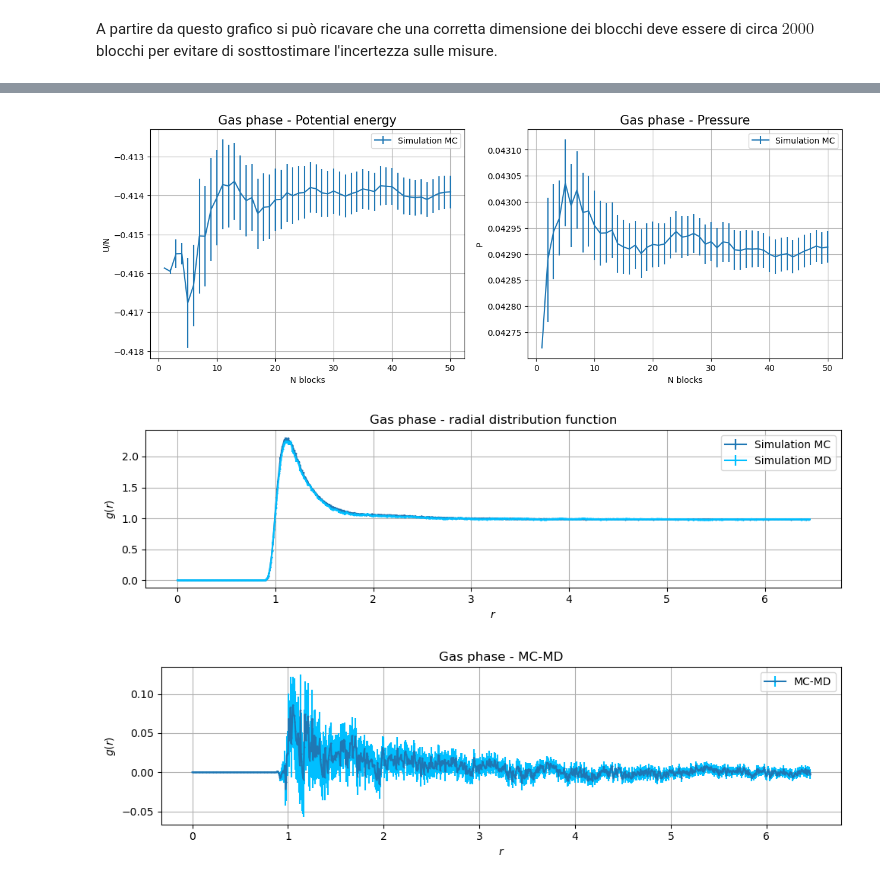
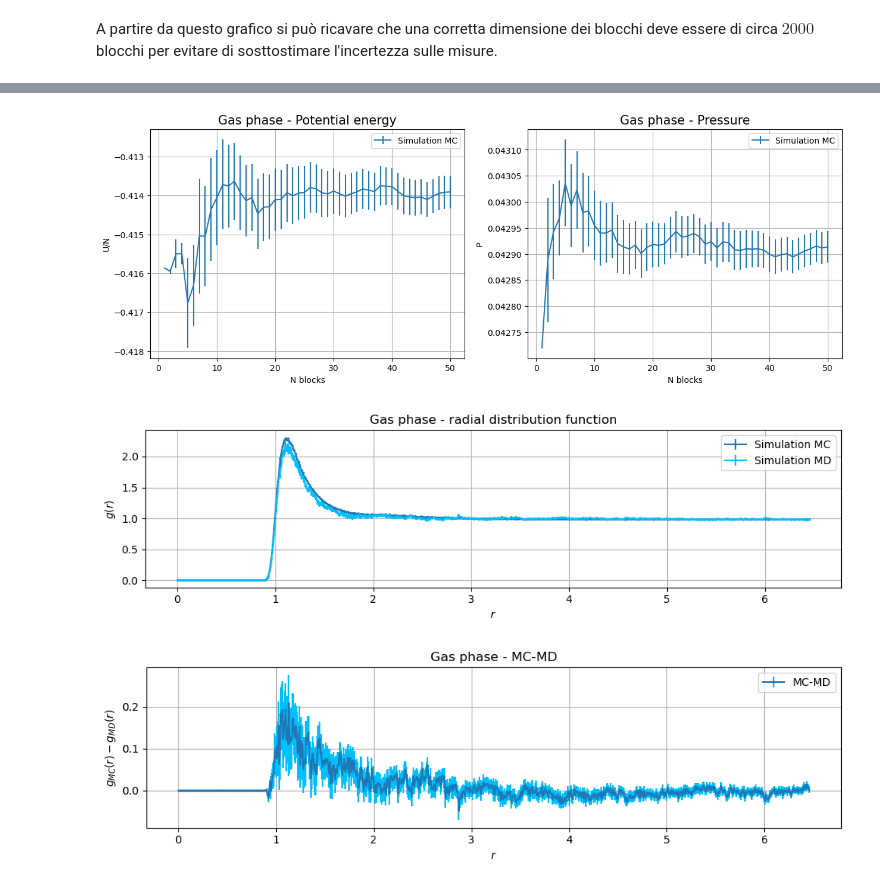
Before and after one commit to matteopicciolini/Numeric-Simulation-Laboratory, a Jupyter notebook: JupyterNotebooks/Exercises_07.ipynb, the cells around one changed output, grey strips where cells are left out. Drawn from its saved outputs; the diff is of its cells as text; code cells hidden in the pictures.

```diff
--- a/JupyterNotebooks/Exercises_07.ipynb
+++ b/JupyterNotebooks/Exercises_07.ipynb
@@ -370,39 +366,39 @@ plt.show()
 
 #GAS - MD vs MC
 plt.figure(figsize = (10,3))
-x_label, progressive_sum, progressive_error = np.loadtxt('../Data/07.1_MC_gas_1.20_finalGr.dat',
+x_label, progressive_sum, progressive_error = np.loadtxt('../Data/07.1_MC_gas_1.20_gdr.dat',
                                                          unpack = True, usecols = (0, 1, 2))
 plt.errorbar(x_label, progressive_sum, yerr = progressive_error, marker = 'o',
              markersize = 0.5, label = 'Simulation MC')
-x_label_md, progressive_sum_md, progressive_error_md = np.loadtxt('../Data/07.1_MD_gas_1.20_finalGr.dat',
+x_label_md, progressive_sum_md, progressive_error_md = np.loadtxt('../Data/07.1_MD_gas_1.20_gdr.dat',
                                                          unpack = True, usecols = (0, 1, 2))
 plt.errorbar(x_label_md, progressive_sum_md, yerr = progressive_error_md, marker = 'o',
              markersize = 0.5, label = 'Simulation MD', color = 'deepskyblue')
 plt.title('Gas phase - radial distribution function')
 plt.ylabel('$g(r)$')
 plt.xlabel('$r$')
 plt.legend()
 plt.grid()
 plt.tight_layout()
 plt.show()
 
 ####
 plt.figure(figsize = (10,3))
 
 plt.errorbar(x_label, progressive_sum - progressive_sum_md,
              yerr = progressive_error + progressive_error_md, marker = 'o',
              markersize = 0.5, label = 'MC-MD', ecolor = 'deepskyblue')
 plt.title('Gas phase - MC-MD')
-plt.ylabel('$g(r)$')
+plt.ylabel('$g_{MC}(r)-g_{MD}(r)$')
 plt.xlabel('$r$')
 plt.legend()
 plt.grid()
 plt.tight_layout()
 plt.show()
 # %% [output]
 [figure]
 [figure]
-[figure, old version]
+[figure, new version]
 # %%
 #LIQUID
 fig, axs = plt.subplots(1, 2, figsize = (15, 5))
```
Also changed, not shown: parts of 7 cells of this notebook, 21 other files.
